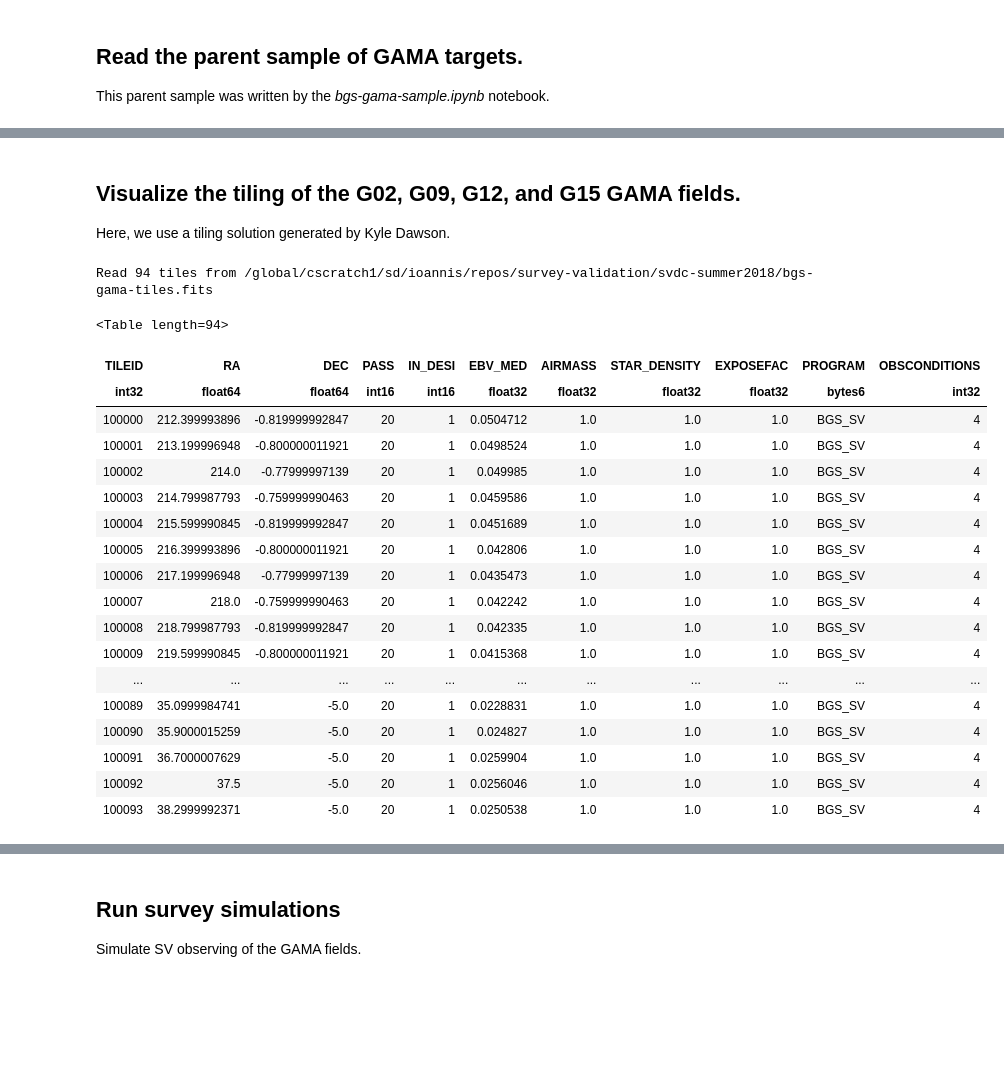
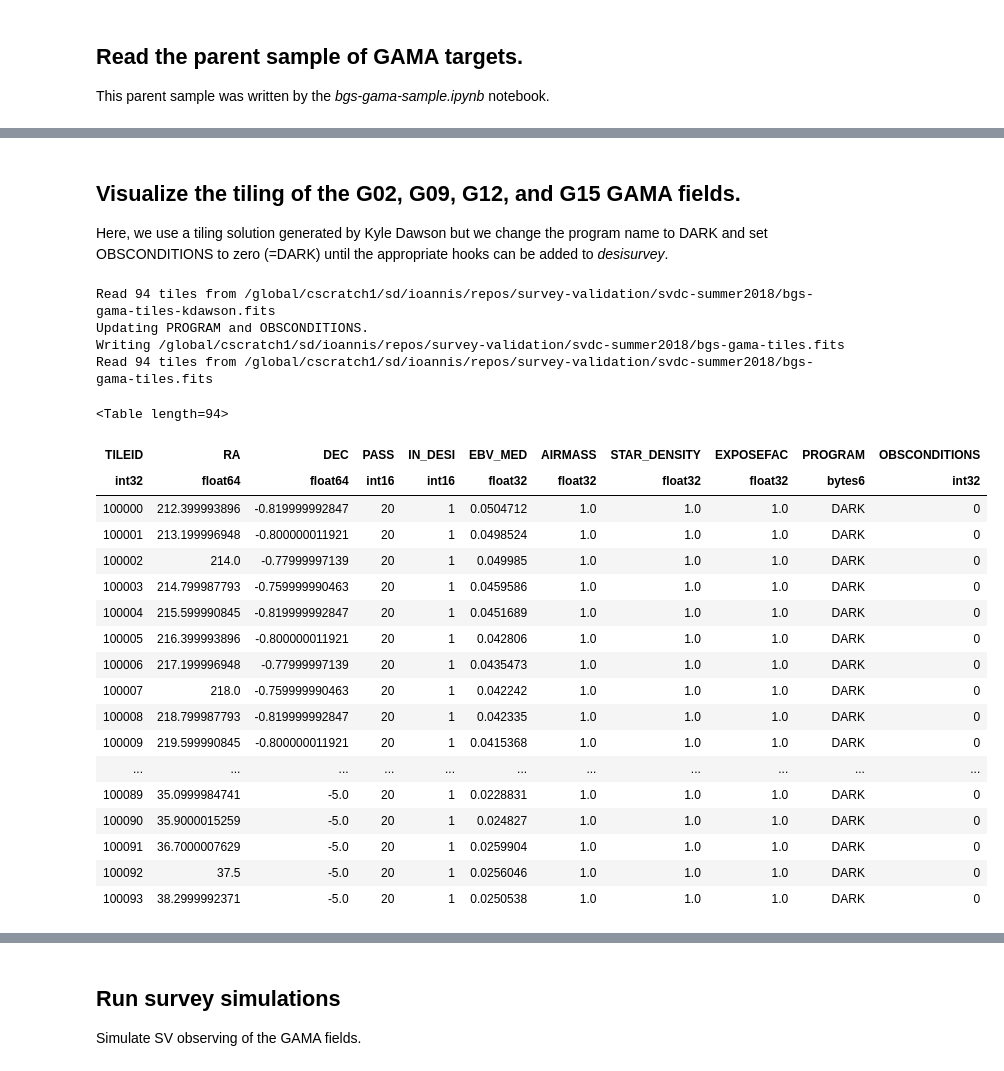
Before and after one commit to michaelJwilson/survey-validation, a Jupyter notebook: svdc-summer2018/bgs-gama-pipeline.ipynb, the cells around one changed output, grey strips where cells are left out. Saved outputs shown, nothing was run; the diff lists cells and outputs as text; code cells hidden in the pictures; blank space fills up the shorter version.

Commit message:
update program and obsconditions in tiles file

```diff
--- a/svdc-summer2018/bgs-gama-pipeline.ipynb
+++ b/svdc-summer2018/bgs-gama-pipeline.ipynb
@@ -76,6 +75,7 @@ nside_mock_targets = 64
 
 If any of the following arguments are *True* then all the associated output files and plots will be recreated.  Warning: many of these steps are time-consuming (especially the mock spectra portion of the pipeline).
 # %%
+overwrite_tiles = True
 overwrite_surveysim = True
 overwrite_mock_spectra = True
 overwrite_fiberassign = True
@@ -119,7 +119,7 @@ Read 123646 objects from /global/cscratch1/sd/ioannis/svdc-summer2018/GAMA-DR3/b
 # %% [markdown]
 ## Visualize the tiling of the G02, G09, G12, and G15 GAMA fields.
 
-Here, we use a tiling solution generated by Kyle Dawson.
+Here, we use a tiling solution generated by Kyle Dawson but we change the program name to DARK and set OBSCONDITIONS to zero (=DARK) until the appropriate hooks can be added to *desisurvey*.
 # %%
 def plot_tile(ra, dec, r=1.606, color='k', ax=None):
     '''Approximate plot of tile location'''
@@ -129,18 +129,32 @@ def plot_tile(ra, dec, r=1.606, color='k', ax=None):
     if ax is None:
         fig, ax = plt.subplots()
     ax.plot(x,y, '-', color=color, alpha=0.5)
+# %%
+def fix_tiles():
+    """Ad hoc changes to the nominal tile file so we can get desisurvey running."""
+
+    dawsonfile = os.path.join(codedir, 'bgs-gama-tiles-kdawson.fits')
+    if os.path.isfile(dawsonfile):
+        tiles = Table(fitsio.read(tilesfile, ext=1))
+        print('Updating PROGRAM and OBSCONDITIONS in {}'.format(dawsonfile))
+        tiles['PROGRAM'] = 'DARK'
+        tiles['OBSCONDITIONS'] = 0 # dark
+        print('Writing {}'.format(tilesfile))
+        tiles.write(tilesfile, overwrite=True)
+    else:
+        print('Dawson tiles file {} not found!'.format(dawsonfile))
 # %%
-def read_gama_tiles(gamafield=None):
-    if gamafield:
-        _tilesfile = tilesfile.replace('.fits', '-{}.fits'.format(gamafield))
+def read_gama_tiles(overwrite=False):
+    """Read the tiles file."""
+
+    if overwrite:
+        fix_tiles()
+
+    if os.path.isfile(tilesfile):
+        tiles = Table(fitsio.read(tilesfile, ext=1))
+        print('Read {} tiles from {}'.format(len(tiles), tilesfile))
     else:
-        _tilesfile = tilesfile
-
-    if os.path.isfile(_tilesfile):
-        tiles = Table(fitsio.read(_tilesfile, ext=1))
-        print('Read {} tiles from {}'.format(len(tiles), _tilesfile))
-    else:
-        print('Tiles file {} not found!'.format(_tilesfile))
+        print('Tiles file {} not found!'.format(tilesfile))
         tiles = []
     return tiles
 # %%
@@ -178,28 +192,31 @@ def qa_gama_tiles(gama=None, tiles=None, gamafield=None, overwrite=False):
         print('Writing {}'.format(pngfile))
         fig.savefig(pngfile)
 # %%
-tiles = read_gama_tiles()
+tiles = read_gama_tiles(overwrite=overwrite_tiles)
 tiles
 # %% [output]
+Read 94 tiles from /global/cscratch1/sd/ioannis/repos/survey-validation/svdc-summer2018/bgs-gama-tiles-kdawson.fits
+Updating PROGRAM and OBSCONDITIONS.
+Writing /global/cscratch1/sd/ioannis/repos/survey-validation/svdc-summer2018/bgs-gama-tiles.fits
 Read 94 tiles from /global/cscratch1/sd/ioannis/repos/survey-validation/svdc-summer2018/bgs-gama-tiles.fits
 <Table length=94>
 | TILEID | RA | DEC | PASS | IN_DESI | EBV_MED | AIRMASS | STAR_DENSITY | EXPOSEFAC | PROGRAM | OBSCONDITIONS |
 | int32 | float64 | float64 | int16 | int16 | float32 | float32 | float32 | float32 | bytes6 | int32 |
-| 100000 | 212.399993896 | -0.819999992847 | 20 | 1 | 0.0504712 | 1.0 | 1.0 | 1.0 | BGS_SV | 4 |
-| 100001 | 213.199996948 | -0.800000011921 | 20 | 1 | 0.0498524 | 1.0 | 1.0 | 1.0 | BGS_SV | 4 |
-| 100002 | 214.0 | -0.77999997139 | 20 | 1 | 0.049985 | 1.0 | 1.0 | 1.0 | BGS_SV | 4 |
-| 100003 | 214.799987793 | -0.759999990463 | 20 | 1 | 0.0459586 | 1.0 | 1.0 | 1.0 | BGS_SV | 4 |
-| 100004 | 215.599990845 | -0.819999992847 | 20 | 1 | 0.0451689 | 1.0 | 1.0 | 1.0 | BGS_SV | 4 |
-| 100005 | 216.399993896 | -0.800000011921 | 20 | 1 | 0.042806 | 1.0 | 1.0 | 1.0 | BGS_SV | 4 |
-| 100006 | 217.199996948 | -0.77999997139 | 20 | 1 | 0.0435473 | 1.0 | 1.0 | 1.0 | BGS_SV | 4 |
-| 100007 | 218.0 | -0.759999990463 | 20 | 1 | 0.042242 | 1.0 | 1.0 | 1.0 | BGS_SV | 4 |
-| 100008 | 218.799987793 | -0.819999992847 | 20 | 1 | 0.042335 | 1.0 | 1.0 | 1.0 | BGS_SV | 4 |
-| 100009 | 219.599990845 | -0.800000011921 | 20 | 1 | 0.0415368 | 1.0 | 1.0 | 1.0 | BGS_SV | 4 |
+| 100000 | 212.399993896 | -0.819999992847 | 20 | 1 | 0.0504712 | 1.0 | 1.0 | 1.0 | DARK | 0 |
+| 100001 | 213.199996948 | -0.800000011921 | 20 | 1 | 0.0498524 | 1.0 | 1.0 | 1.0 | DARK | 0 |
+| 100002 | 214.0 | -0.77999997139 | 20 | 1 | 0.049985 | 1.0 | 1.0 | 1.0 | DARK | 0 |
+| 100003 | 214.799987793 | -0.759999990463 | 20 | 1 | 0.0459586 | 1.0 | 1.0 | 1.0 | DARK | 0 |
+| 100004 | 215.599990845 | -0.819999992847 | 20 | 1 | 0.0451689 | 1.0 | 1.0 | 1.0 | DARK | 0 |
+| 100005 | 216.399993896 | -0.800000011921 | 20 | 1 | 0.042806 | 1.0 | 1.0 | 1.0 | DARK | 0 |
+| 100006 | 217.199996948 | -0.77999997139 | 20 | 1 | 0.0435473 | 1.0 | 1.0 | 1.0 | DARK | 0 |
+| 100007 | 218.0 | -0.759999990463 | 20 | 1 | 0.042242 | 1.0 | 1.0 | 1.0 | DARK | 0 |
+| 100008 | 218.799987793 | -0.819999992847 | 20 | 1 | 0.042335 | 1.0 | 1.0 | 1.0 | DARK | 0 |
+| 100009 | 219.599990845 | -0.800000011921 | 20 | 1 | 0.0415368 | 1.0 | 1.0 | 1.0 | DARK | 0 |
 | ... | ... | ... | ... | ... | ... | ... | ... | ... | ... | ... |
-| 100089 | 35.0999984741 | -5.0 | 20 | 1 | 0.0228831 | 1.0 | 1.0 | 1.0 | BGS_SV | 4 |
-| 100090 | 35.9000015259 | -5.0 | 20 | 1 | 0.024827 | 1.0 | 1.0 | 1.0 | BGS_SV | 4 |
-| 100091 | 36.7000007629 | -5.0 | 20 | 1 | 0.0259904 | 1.0 | 1.0 | 1.0 | BGS_SV | 4 |
-| 100092 | 37.5 | -5.0 | 20 | 1 | 0.0256046 | 1.0 | 1.0 | 1.0 | BGS_SV | 4 |
-| 100093 | 38.2999992371 | -5.0 | 20 | 1 | 0.0250538 | 1.0 | 1.0 | 1.0 | BGS_SV | 4 |
+| 100089 | 35.0999984741 | -5.0 | 20 | 1 | 0.0228831 | 1.0 | 1.0 | 1.0 | DARK | 0 |
+| 100090 | 35.9000015259 | -5.0 | 20 | 1 | 0.024827 | 1.0 | 1.0 | 1.0 | DARK | 0 |
+| 100091 | 36.7000007629 | -5.0 | 20 | 1 | 0.0259904 | 1.0 | 1.0 | 1.0 | DARK | 0 |
+| 100092 | 37.5 | -5.0 | 20 | 1 | 0.0256046 | 1.0 | 1.0 | 1.0 | DARK | 0 |
+| 100093 | 38.2999992371 | -5.0 | 20 | 1 | 0.0250538 | 1.0 | 1.0 | 1.0 | DARK | 0 |
 # %%
 qa_gama_tiles(gama, tiles)
```
Also changed, not shown: parts of 5 cells of this notebook, 3 other files.
